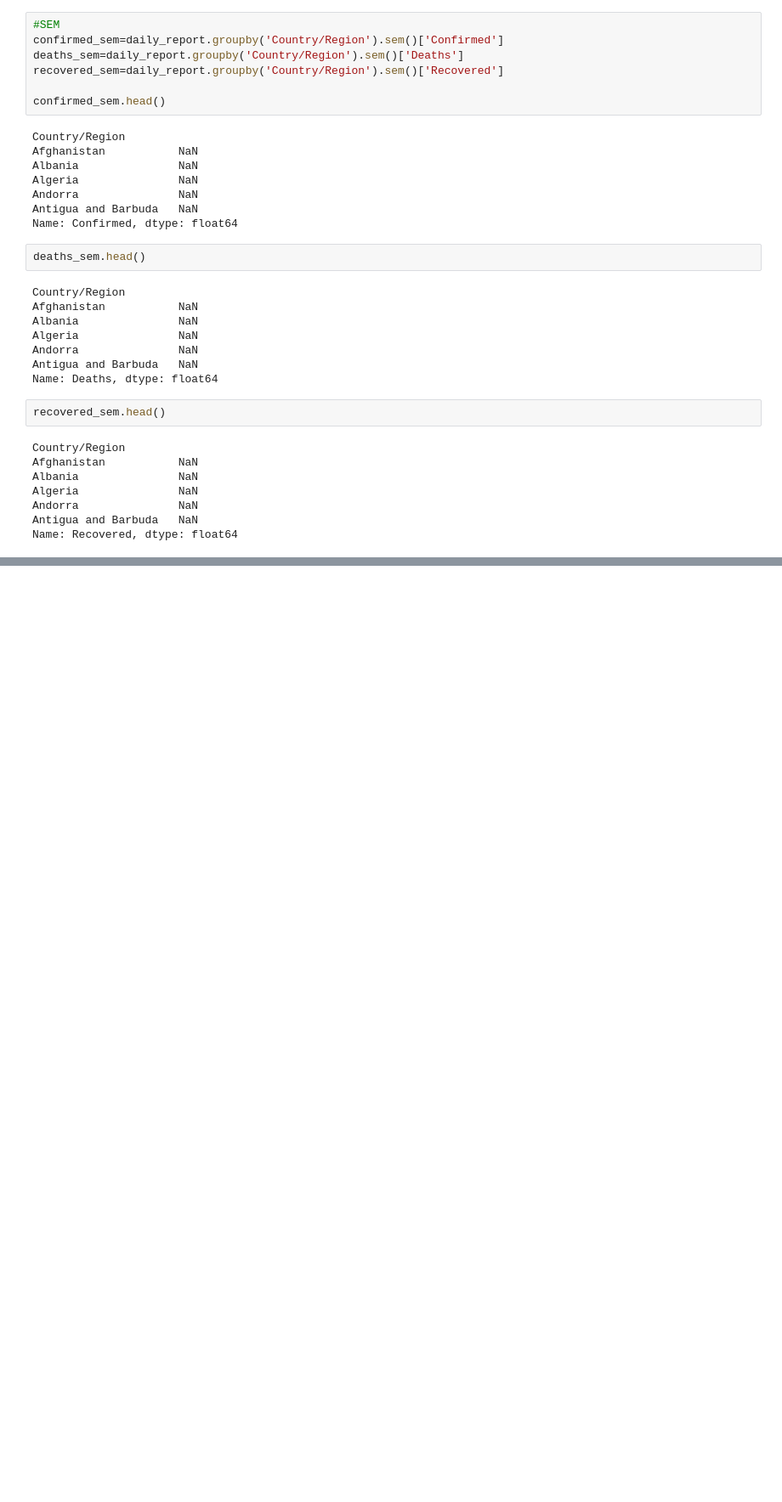
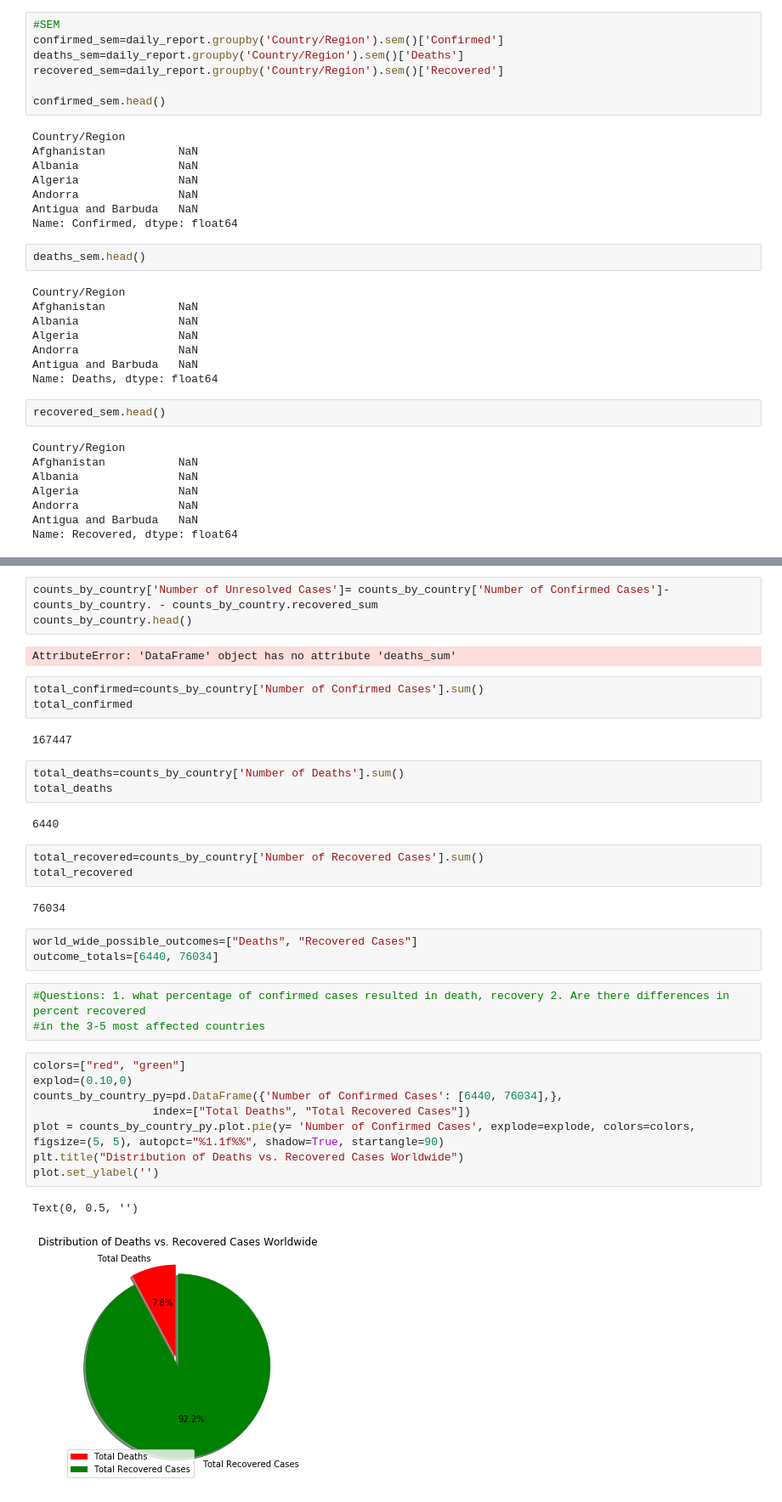
Before and after one commit to kyranduncan/project_1, a Jupyter notebook: COVID_19_Summary_Stats.ipynb, the cells around one changed output, grey strips where cells are left out. Shown at 85% size. Drawn from its saved outputs; the diff is of its cells as text; blank space fills up the shorter version.

```diff
--- a/COVID_19_Summary_Stats.ipynb
+++ b/COVID_19_Summary_Stats.ipynb
@@ -428,0 +452,37 @@ summary_stat_recovered.head()
+# %%
+counts_by_country['Number of Unresolved Cases']= counts_by_country['Number of Confirmed Cases']- counts_by_country. - counts_by_country.recovered_sum
+counts_by_country.head()
+# %% [output]
+AttributeError: 'DataFrame' object has no attribute 'deaths_sum'
+# %%
+total_confirmed=counts_by_country['Number of Confirmed Cases'].sum()
+total_confirmed
+# %% [output]
+167447
+# %%
+total_deaths=counts_by_country['Number of Deaths'].sum()
+total_deaths
+# %% [output]
+6440
+# %%
+total_recovered=counts_by_country['Number of Recovered Cases'].sum()
+total_recovered
+# %% [output]
+76034
+# %%
+world_wide_possible_outcomes=["Deaths", "Recovered Cases"]
+outcome_totals=[6440, 76034]
+# %%
+#Questions: 1. what percentage of confirmed cases resulted in death, recovery 2. Are there differences in percent recovered
+#in the 3-5 most affected countries
+# %%
+colors=["red", "green"]
+explod=(0.10,0)
+counts_by_country_py=pd.DataFrame({'Number of Confirmed Cases': [6440, 76034],},
+                  index=["Total Deaths", "Total Recovered Cases"])
+plot = counts_by_country_py.plot.pie(y= 'Number of Confirmed Cases', explode=explode, colors=colors, figsize=(5, 5), autopct="%1.1f%%", shadow=True, startangle=90)
+plt.title("Distribution of Deaths vs. Recovered Cases Worldwide")
+plot.set_ylabel('')
+# %% [output]
+Text(0, 0.5, '')
+[figure, added]
```
Also changed, not shown: parts of 15 cells of this notebook.
